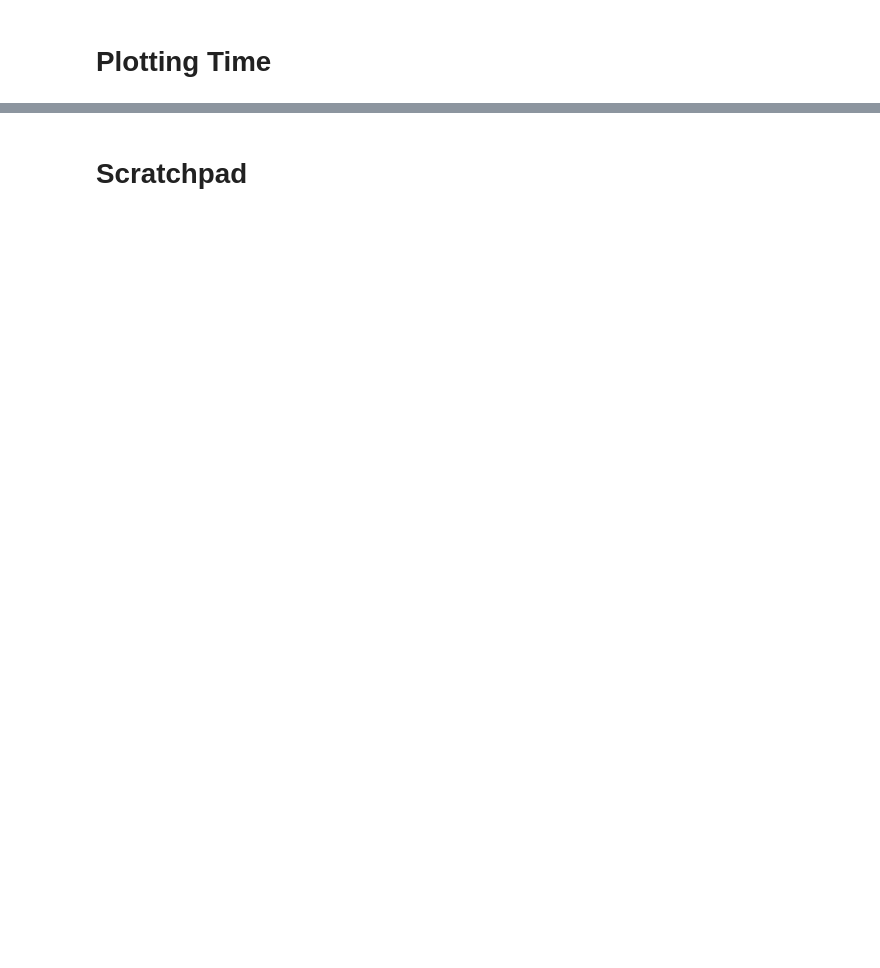
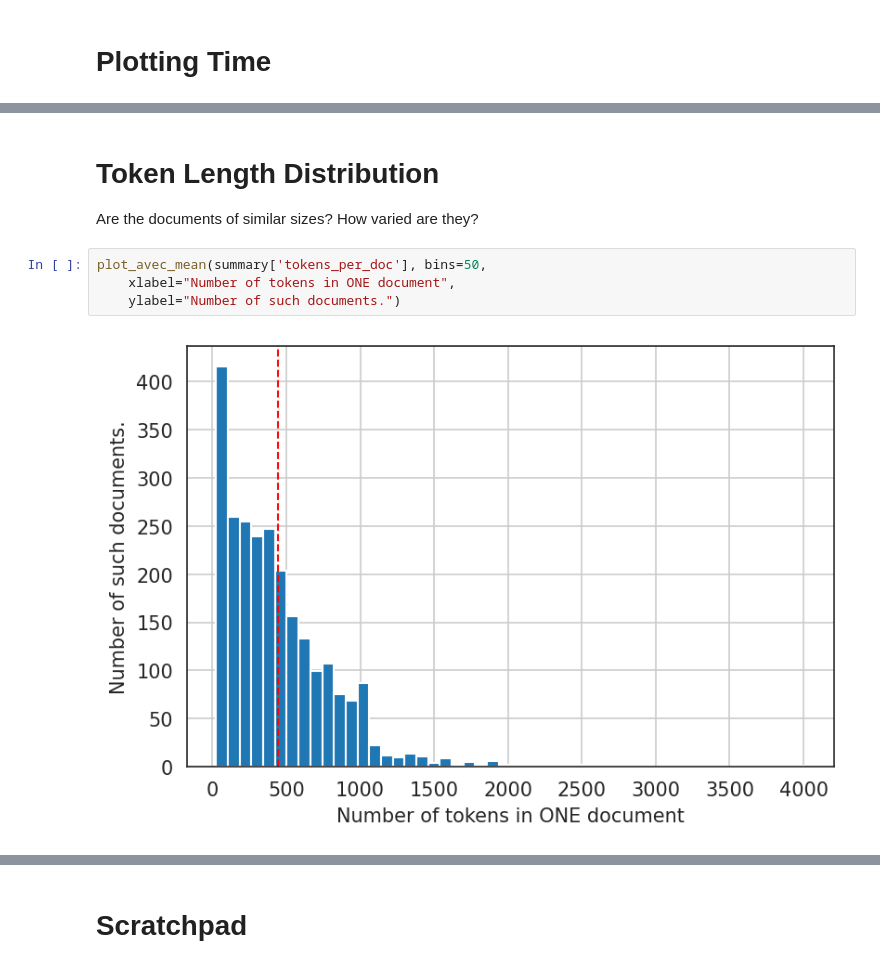
Before and after one commit to geraltofrivia/multitask-entitylevel-nlp, a Jupyter notebook: src/ner-overlaps.ipynb, the cells around one changed output, grey strips where cells are left out. Cells and saved outputs as stored; diff of their text form; blank space fills up the shorter version.

```diff
--- a/src/ner-overlaps.ipynb
+++ b/src/ner-overlaps.ipynb
@@ -147,0 +255,9 @@ def fancy_plot(data: list, bins=None, xlabel: str= None, ylabel: str = None, plo
+# %% [markdown]
+# Token Length Distribution
+Are the documents of similar sizes? How varied are they?
+# %%
+plot_avec_mean(summary['tokens_per_doc'], bins=50,
+    xlabel="Number of tokens in ONE document",
+    ylabel="Number of such documents.")
+# %% [output]
+[figure, added]
```
Also changed, not shown: parts of 19 cells of this notebook, 1 other file.
